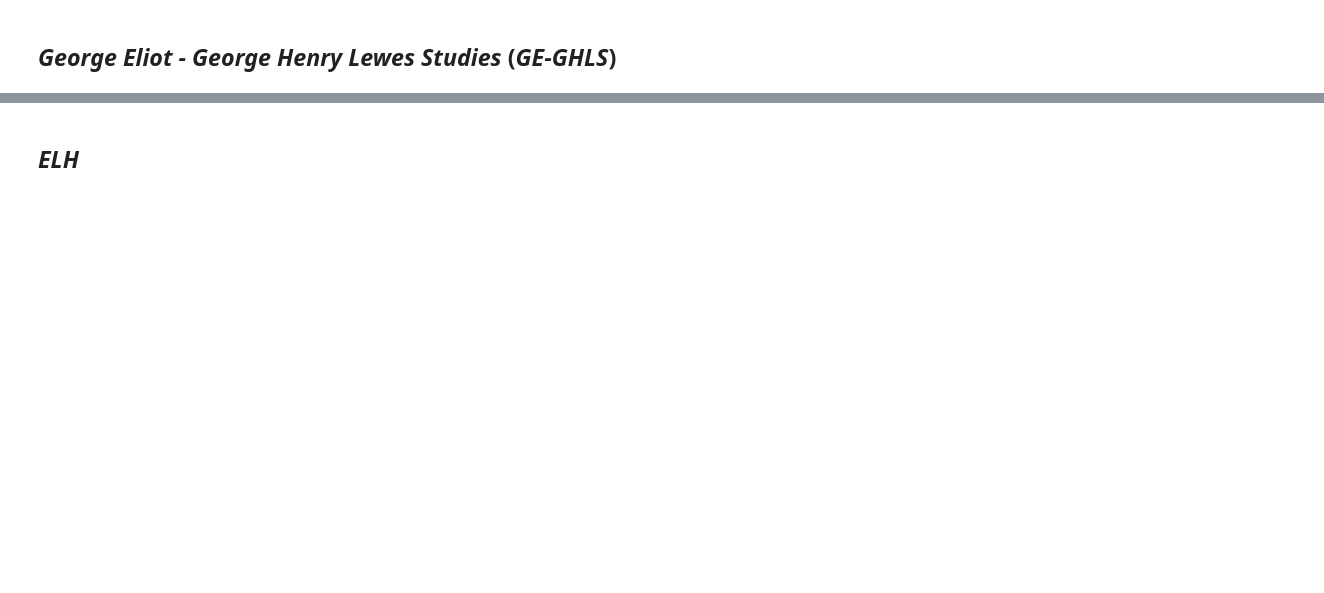
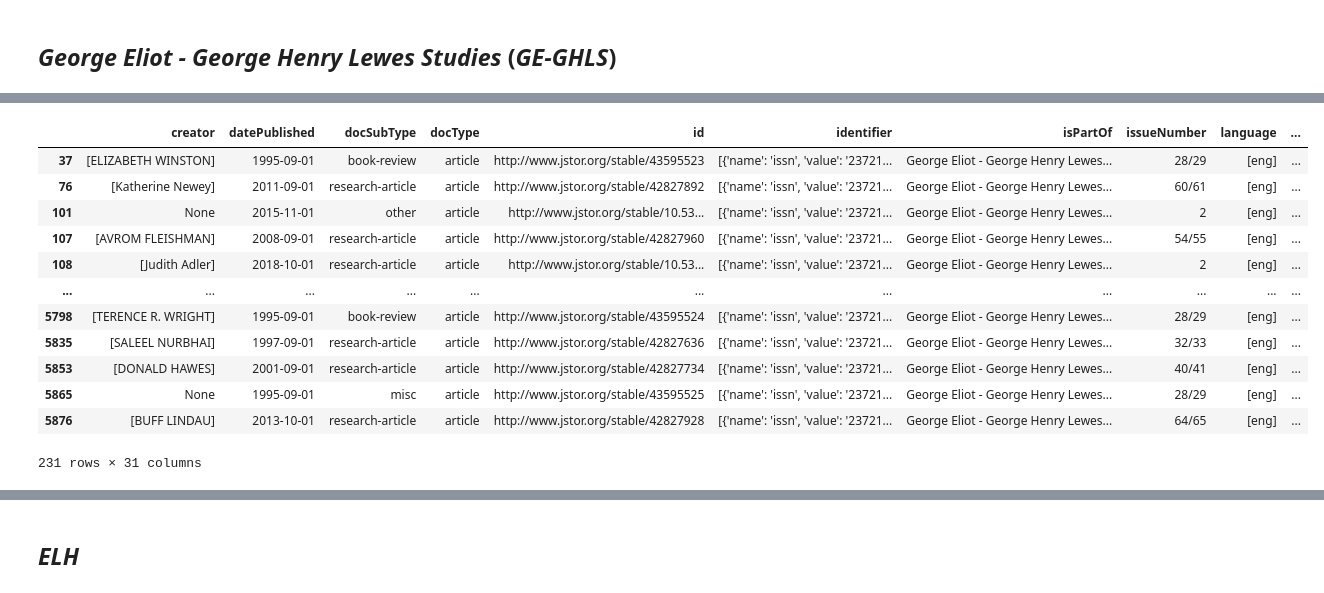
Before and after one commit to lit-mod-viz/middlemarch-critical-histories, a Jupyter notebook: notebooks/jstor-annotated-browser.ipynb, the cells around one changed output, grey strips where cells are left out. Drawn from its saved outputs; the diff is of its cells as text; code cells hidden in the pictures; blank space fills up the shorter version.

```diff
--- a/notebooks/jstor-annotated-browser.ipynb
+++ b/notebooks/jstor-annotated-browser.ipynb
@@ -54,3 +104,20 @@ ge_ghls_df
+# %%
+ge_ghls_df = df[df['isPartOf'] == 'George Eliot - George Henry Lewes Studies']
+ge_ghls_df
+# %% [output]
+|  | creator | datePublished | docSubType | docType | id | identifier | isPartOf | issueNumber | language | ... |
+| 37 | [ELIZABETH WINSTON] | 1995-09-01 | book-review | article | http://www.jstor.org/stable/43595523 | [{'name': 'issn', 'value': '23721... | George Eliot - George Henry Lewes... | 28/29 | [eng] | ... |
+| 76 | [Katherine Newey] | 2011-09-01 | research-article | article | http://www.jstor.org/stable/42827892 | [{'name': 'issn', 'value': '23721... | George Eliot - George Henry Lewes... | 60/61 | [eng] | ... |
+| 101 | None | 2015-11-01 | other | article | http://www.jstor.org/stable/10.53... | [{'name': 'issn', 'value': '23721... | George Eliot - George Henry Lewes... | 2 | [eng] | ... |
+| 107 | [AVROM FLEISHMAN] | 2008-09-01 | research-article | article | http://www.jstor.org/stable/42827960 | [{'name': 'issn', 'value': '23721... | George Eliot - George Henry Lewes... | 54/55 | [eng] | ... |
+| 108 | [Judith Adler] | 2018-10-01 | research-article | article | http://www.jstor.org/stable/10.53... | [{'name': 'issn', 'value': '23721... | George Eliot - George Henry Lewes... | 2 | [eng] | ... |
+| ... | ... | ... | ... | ... | ... | ... | ... | ... | ... | ... |
+| 5798 | [TERENCE R. WRIGHT] | 1995-09-01 | book-review | article | http://www.jstor.org/stable/43595524 | [{'name': 'issn', 'value': '23721... | George Eliot - George Henry Lewes... | 28/29 | [eng] | ... |
+| 5835 | [SALEEL NURBHAI] | 1997-09-01 | research-article | article | http://www.jstor.org/stable/42827636 | [{'name': 'issn', 'value': '23721... | George Eliot - George Henry Lewes... | 32/33 | [eng] | ... |
+| 5853 | [DONALD HAWES] | 2001-09-01 | research-article | article | http://www.jstor.org/stable/42827734 | [{'name': 'issn', 'value': '23721... | George Eliot - George Henry Lewes... | 40/41 | [eng] | ... |
+| 5865 | None | 1995-09-01 | misc | article | http://www.jstor.org/stable/43595525 | [{'name': 'issn', 'value': '23721... | George Eliot - George Henry Lewes... | 28/29 | [eng] | ... |
+| 5876 | [BUFF LINDAU] | 2013-10-01 | research-article | article | http://www.jstor.org/stable/42827928 | [{'name': 'issn', 'value': '23721... | George Eliot - George Henry Lewes... | 64/65 | [eng] | ... |
+231 rows × 31 columns
 # %%
 ge_ghls_df.to_json('../data/ge_ghls_data.json')
 # %%
```
Also changed, not shown: parts of 28 cells of this notebook, 15 other files.
